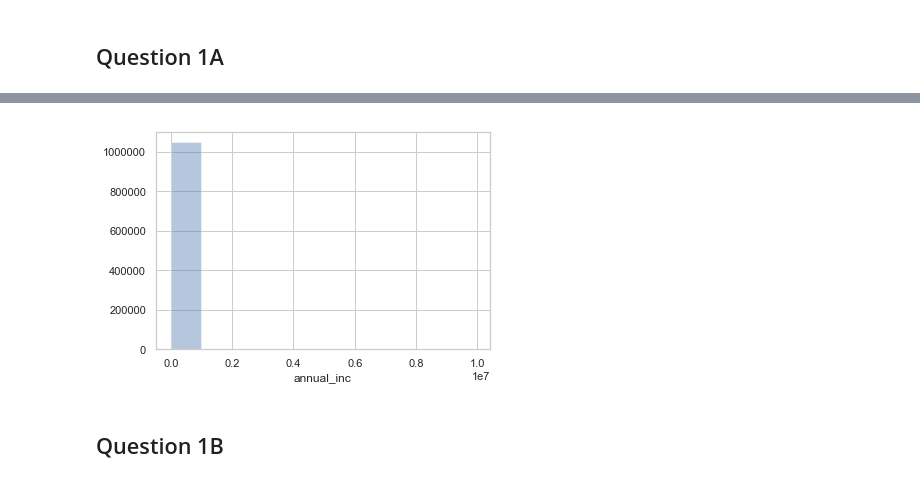
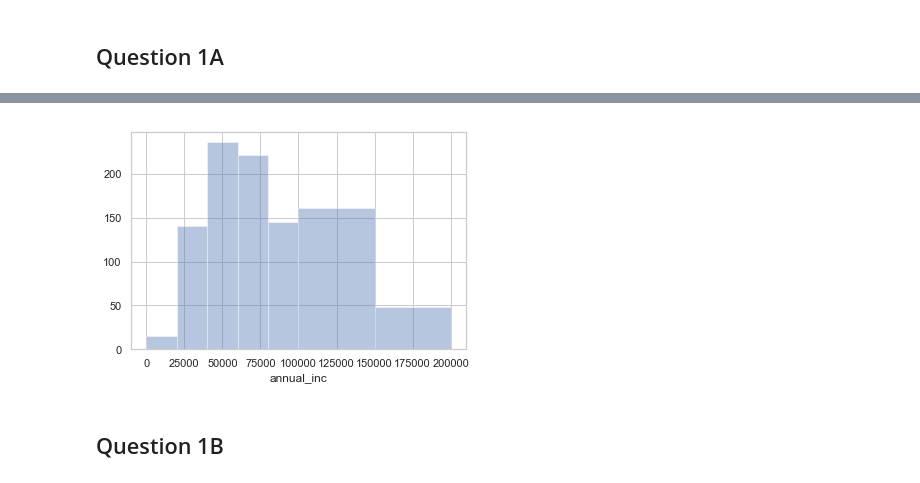
Before and after one commit to danehooker/Thinkful-Projects, a Jupyter notebook: Module 12-2.ipynb, the cells around one changed output, grey strips where cells are left out. Cells and saved outputs as stored; diff of their text form; code cells hidden in the pictures.

```diff
--- a/Module 12-2.ipynb
+++ b/Module 12-2.ipynb
@@ -6,3 +6,4 @@ import seaborn as sns
 %matplotlib inline
 # %%
 df = pd.read_csv('loan.csv', low_memory=False)
+df1000 = df.sample(1000)
@@ -29,7 +38,7 @@ plt.show()
 # %%
-sns.distplot(df.annual_inc, bins=10, kde=False)
+sns.distplot(df1000.annual_inc, bins=[0, 20000, 40000, 60000, 80000, 100000, 150000, 200000], kde=False)
 plt.show()
 # %% [output]
-[figure, old version]
+[figure, new version]
 # %% [markdown]
 ## Question 1B
```
Also changed, not shown: parts of 15 cells of this notebook.
